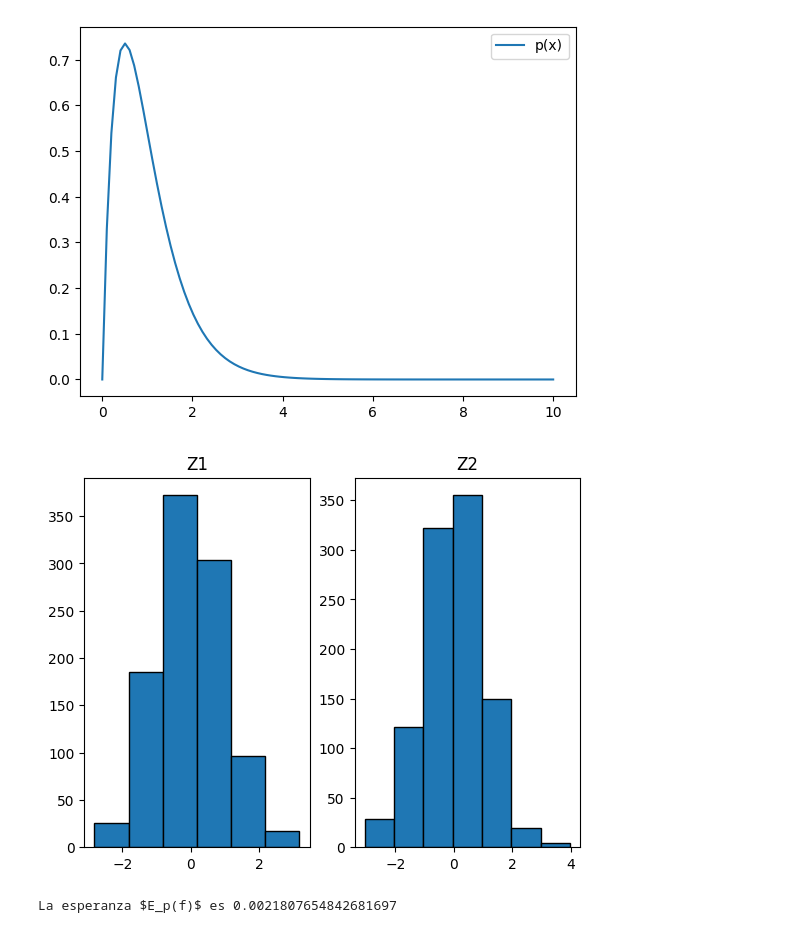
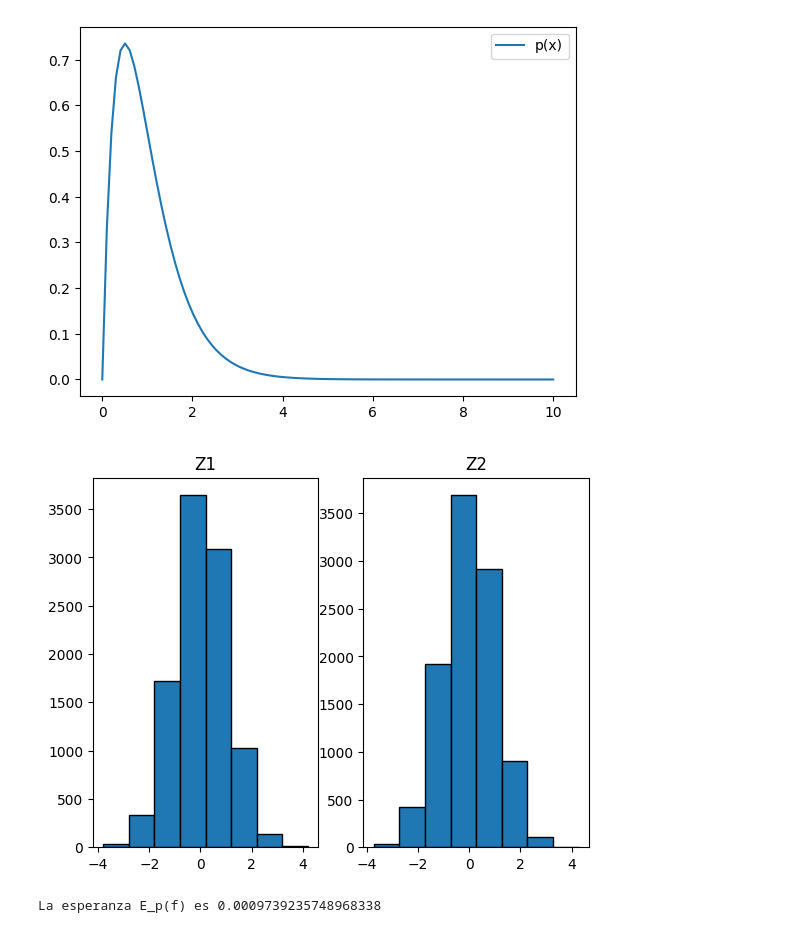
Before and after one commit to ilunomb/IyE-p1, a Jupyter notebook: 1er Parcial-Computacional-iye.ipynb, the cells around one changed output. Cells and saved outputs as stored; diff of their text form; code cells hidden in the pictures.

```diff
--- a/1er Parcial-Computacional-iye.ipynb
+++ b/1er Parcial-Computacional-iye.ipynb
@@ -120,36 +120,39 @@ def importancia(f, p, q):
 def generate_normal(n=1000, u1=None, u2=None):
     #generar normales a partir de las uniformes
     # z1=Rcos(theta)= np.sqrt(-2*np.log(u1)) * np.cos(2*np.pi*u2)
     # z2=Rsin(theta)= np.sqrt(-2*np.log(u1)) * np.sin(2*np.pi*u2)
-    u1= np.random.uniform(0,1,n) if u1 is None else u1
-    u2= np.random.uniform(0,1,n) if u2 is None else u2
+    u1= [np.random.random() for _ in range(n)] if u1 is None else u1
+    u2= [np.random.random() for _ in range(n)] if u2 is None else u2
+
+    u1 = np.array(u1)
+    u2 = np.array(u2)
 
     R= np.sqrt(-2*np.log(u1))
     theta= 2*np.pi*u2
 
     z1= R*np.cos(theta)
     z2= R*np.sin(theta)
     return z1, z2
 
-N = 1000
+N = 10000
 
 z1,z2=generate_normal(N)
 bins1=np.arange(min(z1),max(z1)+1,1)
 bins2=np.arange(min(z2),max(z2)+1,1)
 fig, ax = plt.subplots(1,2)
 datos_en_los_bins_datos1, bins_hist_datos1,_=ax[0].hist(z1, bins=bins1, edgecolor='black')
 ax[0].set_title('Z1')
 datos_en_los_bins_datos2, bins_hist_datos2, _ = ax[1].hist(z2, bins=bins2, edgecolor='black')
 ax[1].set_title('Z2')
 plt.show()
 
 
 def f(x):
     return 1 if x >= 2 else 0
 
 e_p_f = importancia(f, p, z1)
 
-print(f'La esperanza $E_p(f)$ es {e_p_f}')
+print(f'La esperanza E_p(f) es {e_p_f}')
 # %% [output]
-[figure, old version]
+[figure, new version]
-La esperanza $E_p(f)$ es 0.0021807654842681697
+La esperanza E_p(f) es 0.0009739235748968338
```
Also changed, not shown: 1 other file.
